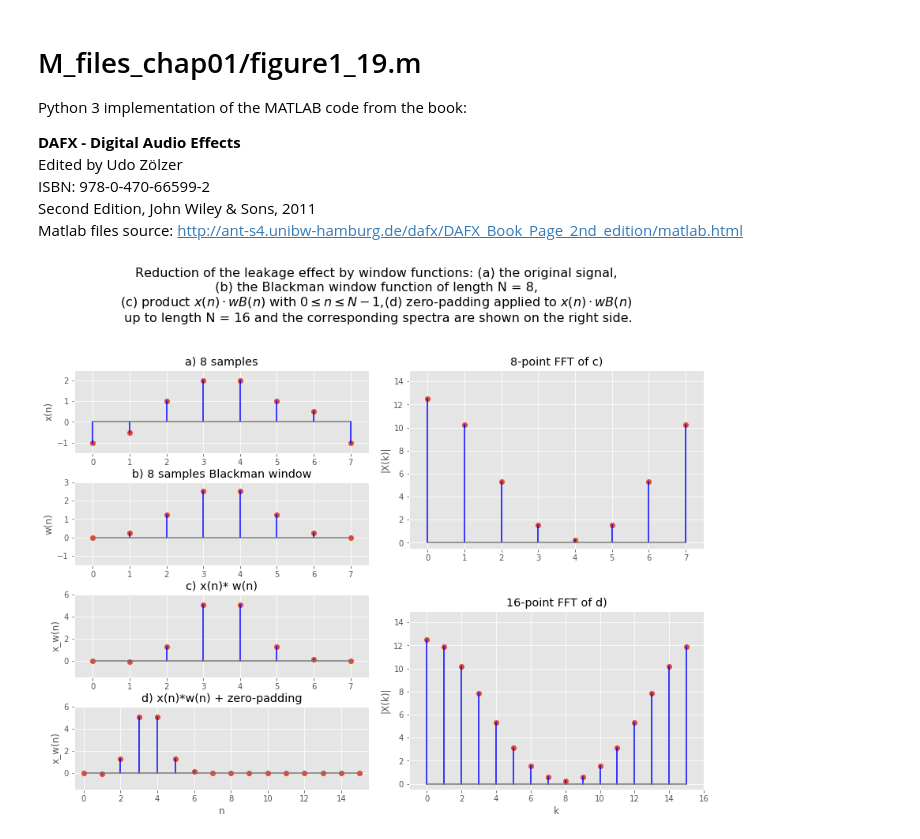
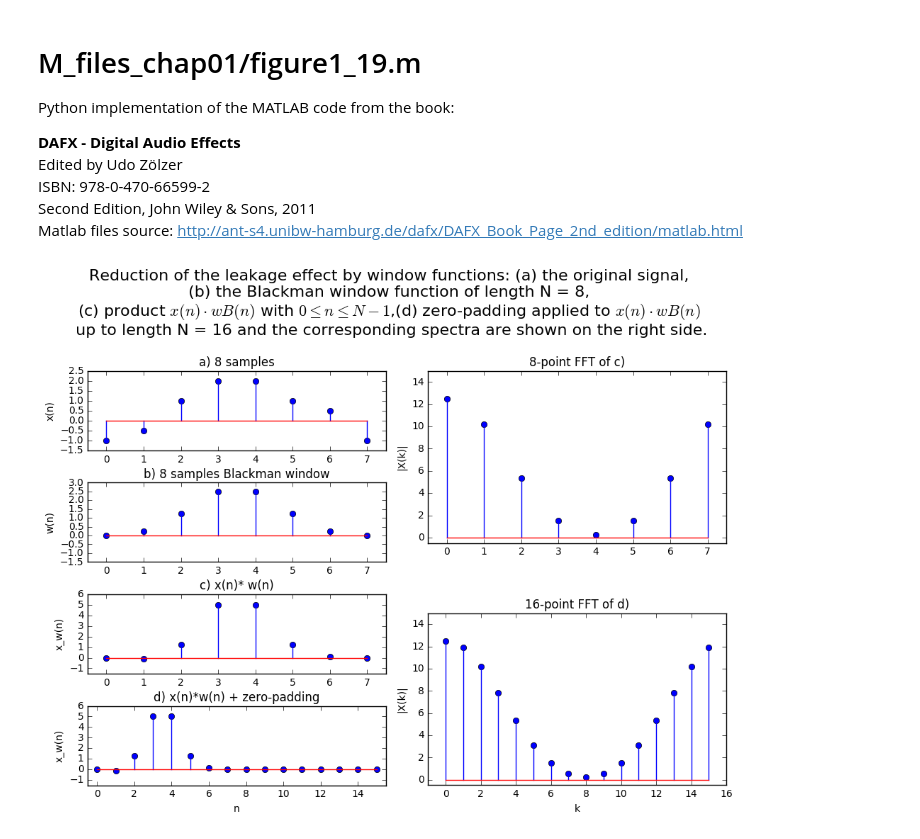
Before and after one commit to JoseRZapata/PyDAFX, a Jupyter notebook: 01_Introduction/figure1_19.ipynb, the cells around one changed output. Drawn from its saved outputs; the diff is of its cells as text; code cells hidden in the pictures.

```diff
--- a/01_Introduction/figure1_19.ipynb
+++ b/01_Introduction/figure1_19.ipynb
@@ -1,7 +1,7 @@
 # %% [markdown]
 # M_files_chap01/figure1_19.m
 
-Python 3 implementation of the MATLAB code from the book:
+Python implementation of the MATLAB code from the book:
 
 <b>DAFX - Digital Audio Effects</b> <br>
 Edited by Udo Zölzer<br>
@@ -14,7 +14,6 @@ import matplotlib.pyplot as plt
 import numpy as np
 from scipy import signal
 from scipy.fftpack import fft
-plt.style.use('ggplot')
 # %%
 x=[-1, -0.5, 1, 2, 2, 1, 0.5, -1]
 w = signal.blackman(8)
@@ -25,42 +24,42 @@ x2[:8] = x1
 # %%
 # Ploting Signals
-plt.rcParams['figure.figsize'] = (12,10)# figure size
+plt.rcParams['figure.figsize'] = (10, 8)# figure size
 
 plt.subplot(421)
-plt.stem(x,'b');plt.axis([-0.5, 7.5, -1.5, 2.5]);
+plt.stem(x);plt.axis([-0.5, 7.5, -1.5, 2.5]);
 plt.ylabel('x(n)');
 plt.title('a) 8 samples');
 plt.subplot(423);
-plt.stem(w,'b');plt.axis([-0.5, 7.5, -1.5, 3]);
+plt.stem(w);plt.axis([-0.5, 7.5, -1.5, 3]);
 plt.ylabel('w(n)');
 plt.title('b) 8 samples Blackman window');
 
 plt.subplot(425);
-plt.stem(x1,'b');plt.axis([-0.5, 7.5, -1.5, 6]);
+plt.stem(x1);plt.axis([-0.5, 7.5, -1.5, 6]);
 plt.ylabel('x_w(n)');
 plt.title('c) x(n)* w(n)');
 
 plt.subplot(427);
-plt.stem(x2,'b');plt.axis([-0.5, 15.5, -1.5, 6]);
+plt.stem(x2);plt.axis([-0.5, 15.5, -1.5, 6]);
 plt.xlabel('n');plt.ylabel('x_w(n)');
 plt.title('d) x(n)*w(n) + zero-padding');
 
 plt.subplot(222);
-plt.stem(abs(fft(x1)),'b');plt.axis([-0.5, 7.5, -0.5, 15]);
+plt.stem(abs(fft(x1)));plt.axis([-0.5, 7.5, -0.5, 15]);
 plt.ylabel('|X(k)|');
 plt.title('8-point FFT of c)');
 
 plt.subplot(224);
-plt.stem(np.abs(fft(x2)),'b');plt.axis([-1, 16, -0.5, 15]);
+plt.stem(np.abs(fft(x2)));plt.axis([-1, 16, -0.5, 15]);
 plt.xlabel('k');plt.ylabel('|X(k)|');
 plt.title('16-point FFT of d)');
 
 plt.suptitle('Reduction of the leakage effect by window functions: (a) the original signal,\n (b) the Blackman window function of length N = 8, \n'
-            '(c) product $x(n)\cdot wB(n)$ with $0 \leq n \leq N-1$,(d) zero-padding applied to $x(n)\cdot wB(n)$'
+            r'(c) product $x(n)\cdot wB(n) $ with $0 \leq n \leq N-1 $,(d) zero-padding applied to $x(n)\cdot wB(n)$'
              '\n up to length N = 16 and the corresponding spectra are shown on the right side.',size=16)
 
 plt.tight_layout()
 plt.subplots_adjust(top=0.8)
 plt.show()
 # %% [output]
-[figure, old version]
+[figure, new version]
```
Also changed, not shown: parts of 1 cell of this notebook, 3 other files.
